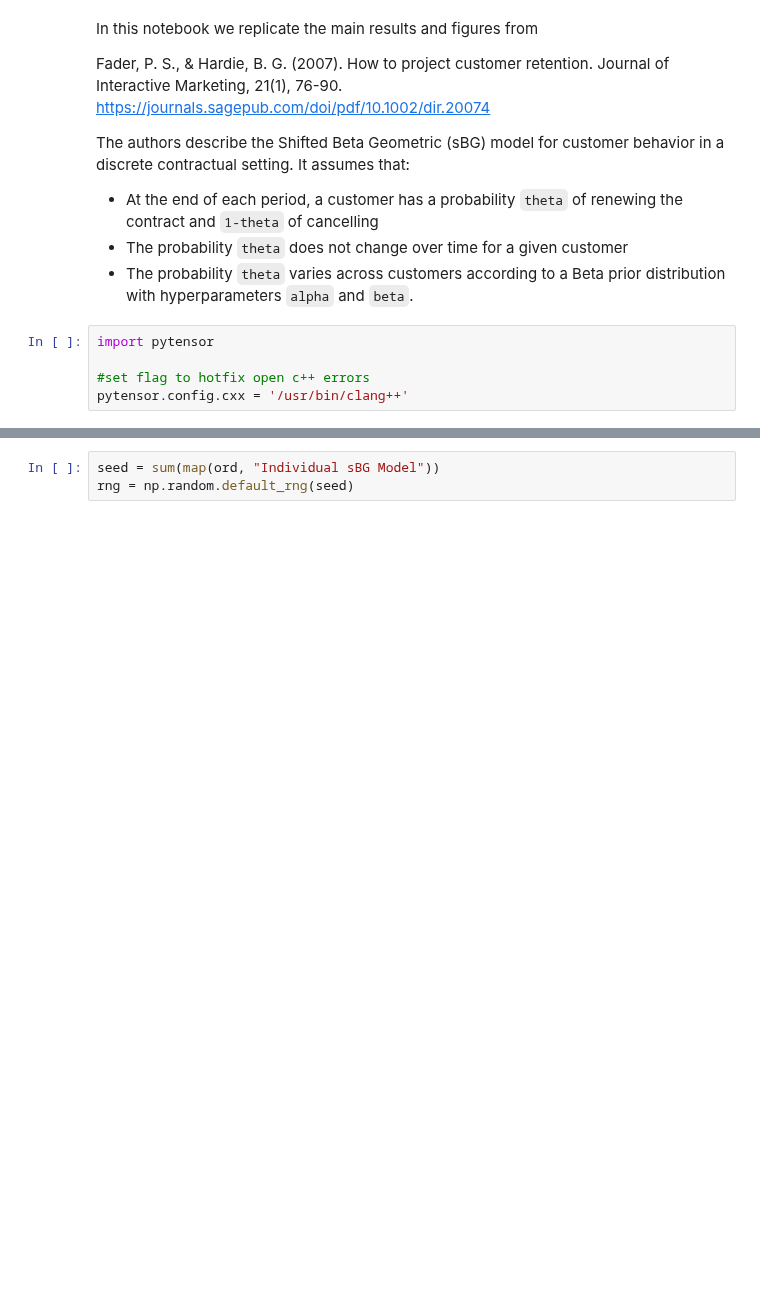
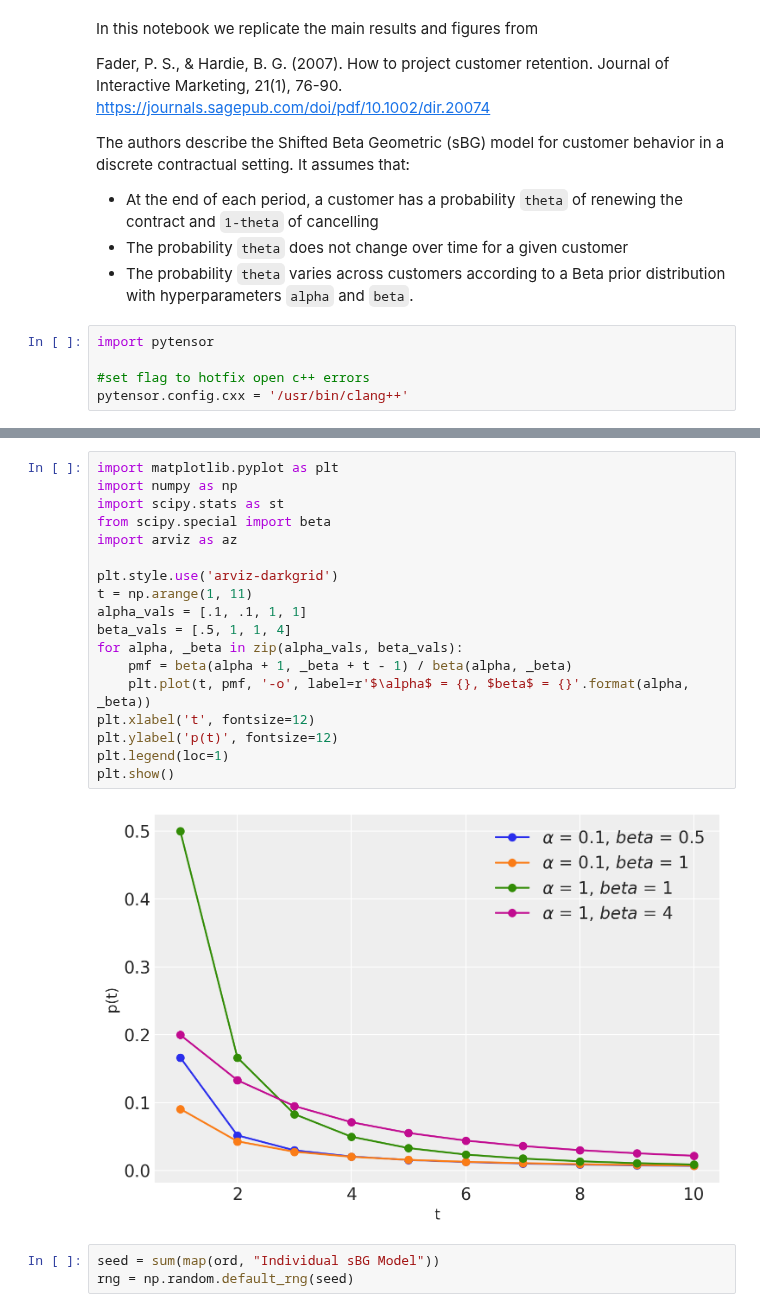
Before and after one commit to ColtAllen/pymc-marketing, a Jupyter notebook: docs/source/notebooks/clv/dev/sBG-Population.ipynb, the cells around one changed output, grey strips where cells are left out. Cells and saved outputs as stored; diff of their text form; blank space fills up the shorter version.

Commit message:
sbg nb plot code

```diff
--- a/docs/source/notebooks/clv/dev/sBG-Population.ipynb
+++ b/docs/source/notebooks/clv/dev/sBG-Population.ipynb
@@ -42,3 +41,23 @@ The autoreload extension is already loaded. To reload it, use:
+# %%
+import matplotlib.pyplot as plt
+import numpy as np
+import scipy.stats as st
+from scipy.special import beta
+import arviz as az
+
+plt.style.use('arviz-darkgrid')
+t = np.arange(1, 11)
+alpha_vals = [.1, .1, 1, 1]
+beta_vals = [.5, 1, 1, 4]
+for alpha, _beta in zip(alpha_vals, beta_vals):
+    pmf = beta(alpha + 1, _beta + t - 1) / beta(alpha, _beta)
+    plt.plot(t, pmf, '-o', label=r'$\alpha$ = {}, $beta$ = {}'.format(alpha, _beta))
+plt.xlabel('t', fontsize=12)
+plt.ylabel('p(t)', fontsize=12)
+plt.legend(loc=1)
+plt.show()
+# %% [output]
+[figure, added]
 # %%
 seed = sum(map(ord, "Individual sBG Model"))
 rng = np.random.default_rng(seed)
```
Also changed, not shown: parts of 1 cell of this notebook, 2 other files.
